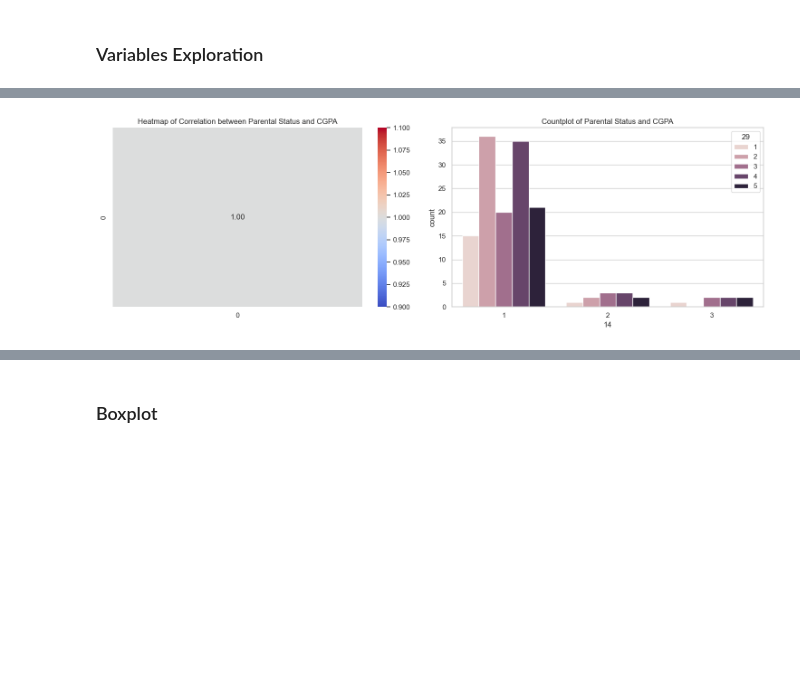
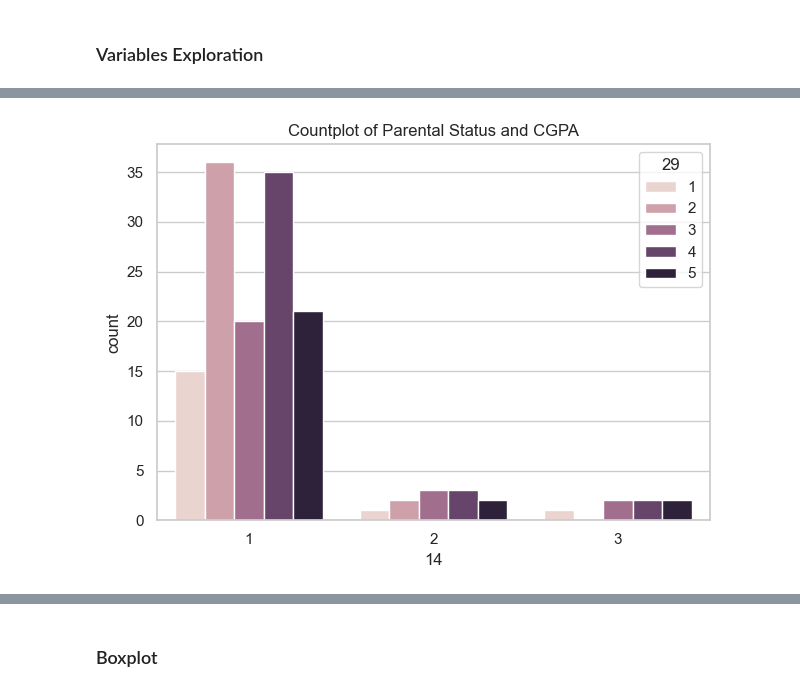
Before and after one commit to waiee/Higher-Education-Students-Performance-Evaluation---Association-Rule-Mining, a Jupyter notebook: test.ipynb, the cells around one changed output, grey strips where cells are left out. Saved outputs shown, nothing was run; the diff lists cells and outputs as text; code cells hidden in the pictures; blank space fills up the shorter version.

```diff
--- a/test.ipynb
+++ b/test.ipynb
@@ -116,20 +128,16 @@ plt.show()
 # %%
 #Parental Status and CGPA
 col1 = ['14','29']
 df1 = pd.DataFrame(col1)
 
 sns.set(style="whitegrid")
-fig, axes = plt.subplots(1, 2, figsize=(15, 5))
-
-sns.heatmap(df1.corr(), annot=True, cmap='coolwarm', fmt='.2f',ax=axes[0])
-axes[0].set_title('Heatmap of Correlation between Parental Status and CGPA')
-sns.countplot(x=df['14'],hue=df['29'], data=df,ax=axes[1])
-axes[1].set_title('Countplot of Parental Status and CGPA')
+sns.countplot(x=df['14'],hue=df['29'], data=df)
+plt.title('Countplot of Parental Status and CGPA')
 
 plt.tight_layout()
 plt.show()
 # %% [output]
-[figure, old version]
+[figure, new version]
 # %%
 #Total Salary and Weekly Study Hours
 col1 = ['8','17']
```
Also changed, not shown: parts of 10 cells of this notebook.
